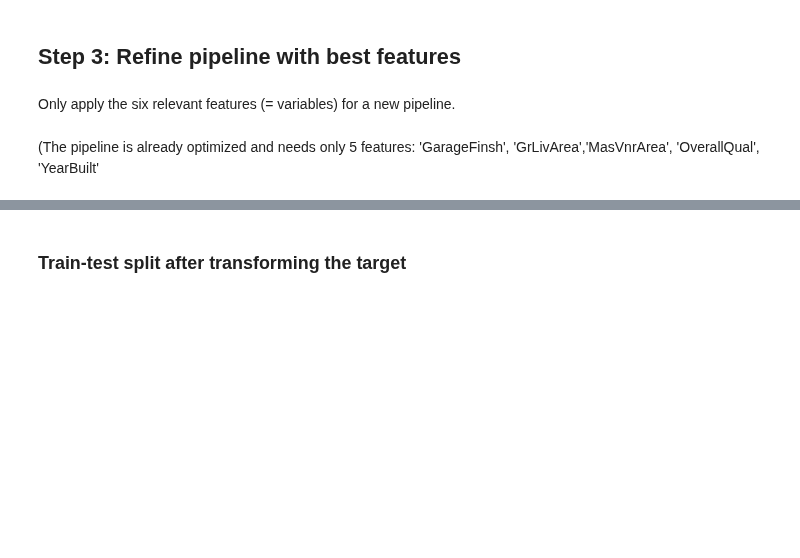
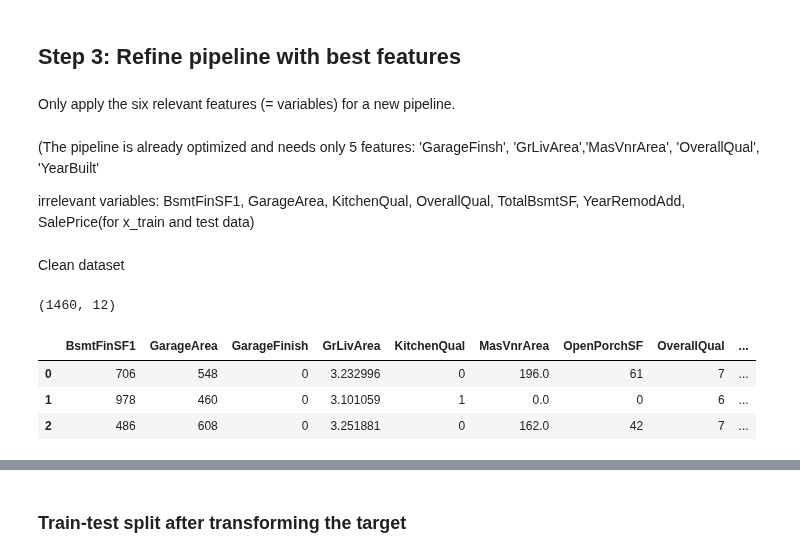
Before and after one commit to Fl0W97/ci-c5-housing-market-prices, a Jupyter notebook: jupyter_notebooks/04_modeling_and_evaluation_regression.ipynb, the cells around one changed output, grey strips where cells are left out. Saved outputs shown, nothing was run; the diff lists cells and outputs as text; code cells hidden in the pictures; blank space fills up the shorter version.

Commit message:
add setp 3 in 04_modeling_and_evaluation.ipynb, fixation of predict_sales_price() ongoing, adjust readme.md

```diff
--- a/jupyter_notebooks/04_modeling_and_evaluation_regression.ipynb
+++ b/jupyter_notebooks/04_modeling_and_evaluation_regression.ipynb
@@ -95,7 +115,7 @@ from sklearn.preprocessing import FunctionTransformer
 from feature_engine.selection import SmartCorrelatedSelection # Import SmartCorrelationSelection
 from feature_engine.encoding import OrdinalEncoder # Import OrdinalEncoder
 from feature_engine.transformation import LogTransformer  # Import LogTransformer
-from feature_engine.imputation import MeanMedianImputer # For Imputation
+from feature_engine.imputation import MeanMedianImputer, CategoricalImputer # For Imputation
 from src.preprocessing import drop_unwanted_columns
 import joblib # to import preprocessing.py
 
@@ -108,9 +128,9 @@ def PipelineDataCleaningAndFeatureEngineering():
         # Impute MasVnrArea using mean
         ("ImputeMasVnrArea", MeanMedianImputer(imputation_method='mean', variables=['MasVnrArea'])),
 
-        # Encoding categorical variables using OrdinalEncoder
+        # Encoding categorical variables using OrdinalEncoder, add GarageFinish
         ("OrdinalCategoricalEncoder", OrdinalEncoder(encoding_method='arbitrary',
-                                                     variables=['KitchenQual','GarageFinish'])),
+                                                     variables=['KitchenQual'])),
 
          # Feature selection based on correlation using SmartCorrelatedSelection
         ("SmartCorrelatedSelection", SmartCorrelatedSelection(variables=['TotalBsmtSF', '1stFlrSF', 'KitchenQual', 'YearRemodAdd', 'GarageArea'],
@@ -518,3 +573,17 @@ Only apply the six relevant features (= variables) for a new pipeline.
 # %% [markdown]
 (The pipeline is already optimized and needs only 5 features:
 'GarageFinsh', 'GrLivArea','MasVnrArea', 'OverallQual', 'YearBuilt'
+
+irrelevant variables:
+BsmtFinSF1, GarageArea, KitchenQual, OverallQual, TotalBsmtSF, YearRemodAdd, SalePrice(for x_train and test data)
+# %% [markdown]
+Clean dataset
+# %%
+print(df_transformed.shape)
+df_transformed.head(3)
+# %% [output]
+(1460, 12)
+|  | BsmtFinSF1 | GarageArea | GarageFinish | GrLivArea | KitchenQual | MasVnrArea | OpenPorchSF | OverallQual | ... |
+| 0 | 706 | 548 | 0 | 3.232996 | 0 | 196.0 | 61 | 7 | ... |
+| 1 | 978 | 460 | 0 | 3.101059 | 1 | 0.0 | 0 | 6 | ... |
+| 2 | 486 | 608 | 0 | 3.251881 | 0 | 162.0 | 42 | 7 | ... |
```
Also changed, not shown: parts of 15 cells of this notebook, 4 other files.
